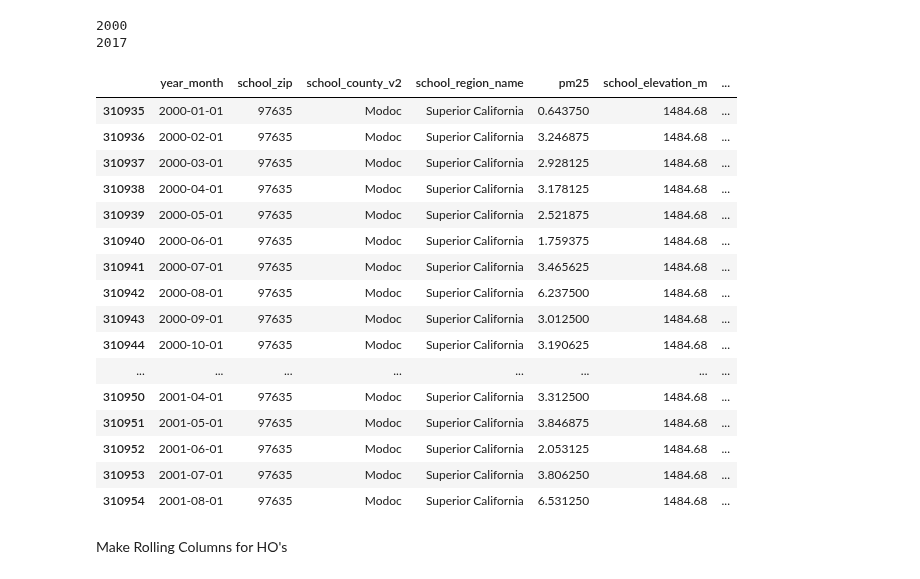
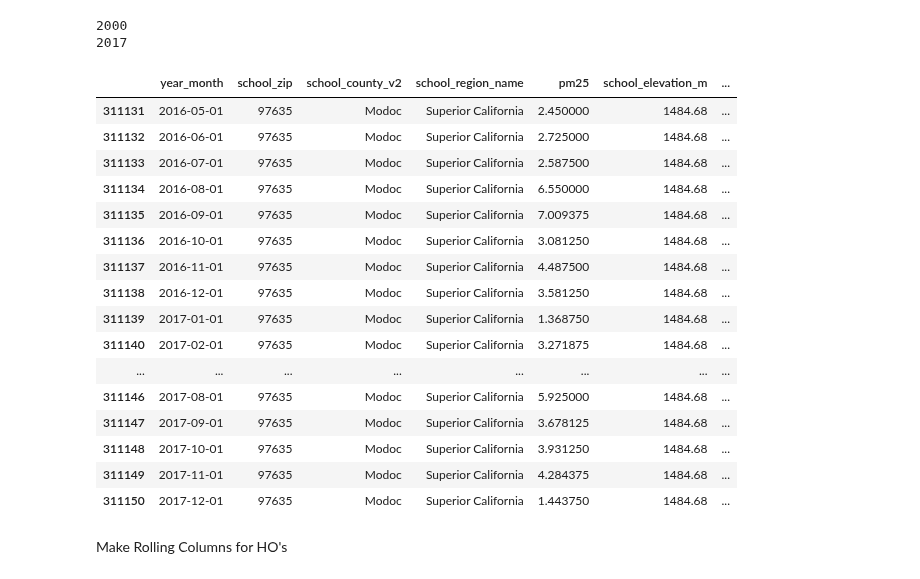
Before and after one commit to mattslyons/JLPS_capstone_project, a Jupyter notebook: modeling/anand_backup/2nd_stage_cv_func_anand.ipynb, the cells around one changed output. Cells and saved outputs as stored; diff of their text form; code cells hidden in the pictures.

```diff
--- a/modeling/anand_backup/2nd_stage_cv_func_anand.ipynb
+++ b/modeling/anand_backup/2nd_stage_cv_func_anand.ipynb
@@ -114,7 +116,7 @@ elif path_source == 'work':
   fitted_models_path = '/Users/trevorjohnson/trevorj@berkeley.edu - Google Drive/My Drive/Classes/W210_capstone/W210_Capstone/fitted_models/2022-10-23'
 # %%
 # read in our modeling data
-df = pd.read_csv(os.path.join(data_path, 'modeling_data/modeling_data_joined_11-9.csv'))
+df = pd.read_csv(os.path.join(data_path, 'modeling_data/modeling_data_joined_11-17-top15_4tpy_ds_wind_ratios.csv'))
 
 # read in cornelia's healthcare data
 df1 = pd.read_csv(os.path.join(data_path, 'medical/hematopoietic_cancers.csv')).iloc[:,1:]
@@ -184,3 +206,7 @@ dtype: int64
+# %%
+# make missing columns that will be added by Matt later
+df['avg_temp'] = ((df['school_temperature'] + df['ps_temperature']) / 2)
+df['diff_temp_s_ps'] = (df['school_temperature'] - df['ps_temperature'])
 # %% [markdown]
 ### Make Rolling Columns for IVs
 # %%
@@ -188,7 +214,11 @@ def roll_selected_cols(df, cols_to_roll:list = ['Izmy_v1_unnormed'\
     ,'Izmy_v2_nodist_unnormed' \
     ,'Izmy_v3_normed_D_and_TPY' \
     ,'Izmy_v4_nodist_normed_TPY' \
-    ,'Izmy_v5_all_normed']
+    ,'Izmy_v5_all_normed'
+    ,'Izmy_v6_unnormed_no_wspd'
+    ,'Izmy_v7_all_normed_no_wspd'
+    ,'Izmy_v8_normed_D_and_TPY_no_wspd'
+    ,'new_alignment_90_high']
     ,rolling_periods:list = [1, 6, 9, 12]):
 
     """Generates rolling averages for the input variables over the input time periods.
@@ -220,12 +250,25 @@ def roll_selected_cols(df, cols_to_roll:list = ['Izmy_v1_unnormed'\
 
     return df_int, all_cols_int
 # %%
-cols_to_roll = ['Izmy_v1_unnormed',
-'Izmy_v2_nodist_unnormed',
-'Izmy_v3_normed_D_and_TPY',
-'Izmy_v4_nodist_normed_TPY',
-'Izmy_v5_all_normed',
-'central_wind_alignment_180_high']
+cols_to_roll = ['Izmy_v1_unnormed'\
+    ,'Izmy_v2_nodist_unnormed' \
+    ,'Izmy_v3_normed_D_and_TPY' \
+    ,'Izmy_v4_nodist_normed_TPY' \
+    ,'Izmy_v5_all_normed_but_wspd_ratio'
+    ,'Izmy_v6_unnormed_no_wspd'
+    ,'Izmy_v7_all_normed_no_wspd'
+    ,'Izmy_v8_normed_D_and_TPY_no_wspd'
+    ,'new_alignment_90_high'
+    ,'school_temperature'
+    ,'ps_temperature'
+    ,'avg_temp'
+    ,'diff_temp_s_ps'
+    ,'avg_count_ps_within_5km'
+    ,'avg_school_wspd'
+    ,'avg_ps_wspd'
+    ,'ps_pm25_tpy_top_20'
+    ,'school_to_ps_geod_dist_m_top_20'
+    ,'avg_wspd_top_20']
 
 rolling_periods = [1, 6, 9, 12]
 
@@ -566,25 +598,25 @@ print(max(df.year))
 2017
 # %%
 # quality checking the na filtering
-df.sort_values(['school_zip', 'year_month'])[df.school_zip == 97635].head(20)
+df.sort_values(['school_zip', 'year_month'])[df.school_zip == 97635].tail(20)
 # %% [output]
 |  | year_month | school_zip | school_county_v2 | school_region_name | pm25 | school_elevation_m | ... |
-| 310935 | 2000-01-01 | 97635 | Modoc | Superior California | 0.643750 | 1484.68 | ... |
-| 310936 | 2000-02-01 | 97635 | Modoc | Superior California | 3.246875 | 1484.68 | ... |
-| 310937 | 2000-03-01 | 97635 | Modoc | Superior California | 2.928125 | 1484.68 | ... |
-| 310938 | 2000-04-01 | 97635 | Modoc | Superior California | 3.178125 | 1484.68 | ... |
-| 310939 | 2000-05-01 | 97635 | Modoc | Superior California | 2.521875 | 1484.68 | ... |
-| 310940 | 2000-06-01 | 97635 | Modoc | Superior California | 1.759375 | 1484.68 | ... |
-| 310941 | 2000-07-01 | 97635 | Modoc | Superior California | 3.465625 | 1484.68 | ... |
-| 310942 | 2000-08-01 | 97635 | Modoc | Superior California | 6.237500 | 1484.68 | ... |
-| 310943 | 2000-09-01 | 97635 | Modoc | Superior California | 3.012500 | 1484.68 | ... |
-| 310944 | 2000-10-01 | 97635 | Modoc | Superior California | 3.190625 | 1484.68 | ... |
+| 311131 | 2016-05-01 | 97635 | Modoc | Superior California | 2.450000 | 1484.68 | ... |
+| 311132 | 2016-06-01 | 97635 | Modoc | Superior California | 2.725000 | 1484.68 | ... |
+| 311133 | 2016-07-01 | 97635 | Modoc | Superior California | 2.587500 | 1484.68 | ... |
+| 311134 | 2016-08-01 | 97635 | Modoc | Superior California | 6.550000 | 1484.68 | ... |
+| 311135 | 2016-09-01 | 97635 | Modoc | Superior California | 7.009375 | 1484.68 | ... |
+| 311136 | 2016-10-01 | 97635 | Modoc | Superior California | 3.081250 | 1484.68 | ... |
+| 311137 | 2016-11-01 | 97635 | Modoc | Superior California | 4.487500 | 1484.68 | ... |
+| 311138 | 2016-12-01 | 97635 | Modoc | Superior California | 3.581250 | 1484.68 | ... |
+| 311139 | 2017-01-01 | 97635 | Modoc | Superior California | 1.368750 | 1484.68 | ... |
+| 311140 | 2017-02-01 | 97635 | Modoc | Superior California | 3.271875 | 1484.68 | ... |
 | ... | ... | ... | ... | ... | ... | ... | ... |
-| 310950 | 2001-04-01 | 97635 | Modoc | Superior California | 3.312500 | 1484.68 | ... |
-| 310951 | 2001-05-01 | 97635 | Modoc | Superior California | 3.846875 | 1484.68 | ... |
-| 310952 | 2001-06-01 | 97635 | Modoc | Superior California | 2.053125 | 1484.68 | ... |
-| 310953 | 2001-07-01 | 97635 | Modoc | Superior California | 3.806250 | 1484.68 | ... |
-| 310954 | 2001-08-01 | 97635 | Modoc | Superior California | 6.531250 | 1484.68 | ... |
+| 311146 | 2017-08-01 | 97635 | Modoc | Superior California | 5.925000 | 1484.68 | ... |
+| 311147 | 2017-09-01 | 97635 | Modoc | Superior California | 3.678125 | 1484.68 | ... |
+| 311148 | 2017-10-01 | 97635 | Modoc | Superior California | 3.931250 | 1484.68 | ... |
+| 311149 | 2017-11-01 | 97635 | Modoc | Superior California | 4.284375 | 1484.68 | ... |
+| 311150 | 2017-12-01 | 97635 | Modoc | Superior California | 1.443750 | 1484.68 | ... |
 # %% [markdown]
 Make Rolling Columns for HO's
 # %%
```
Also changed, not shown: parts of 47 cells of this notebook.
